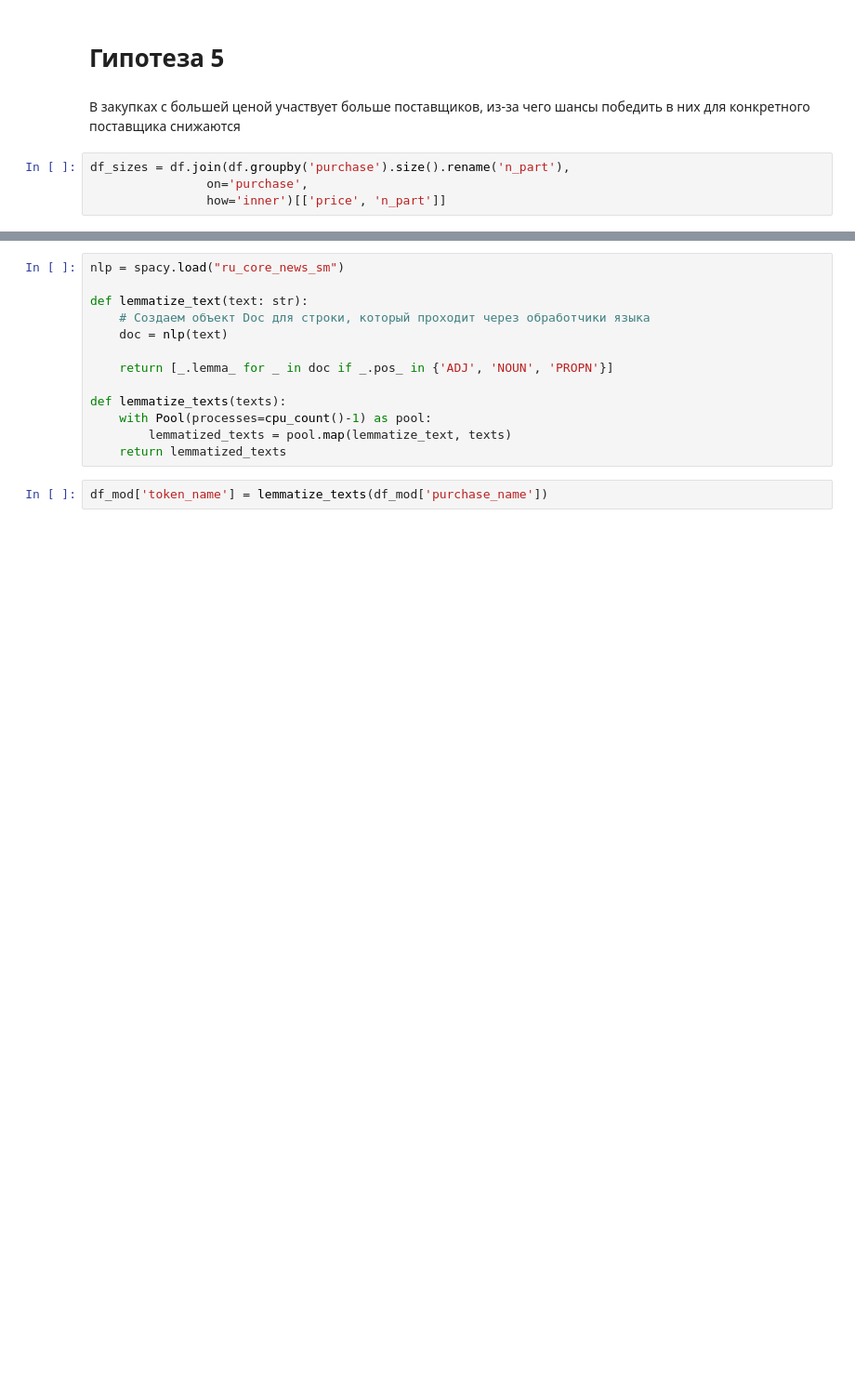
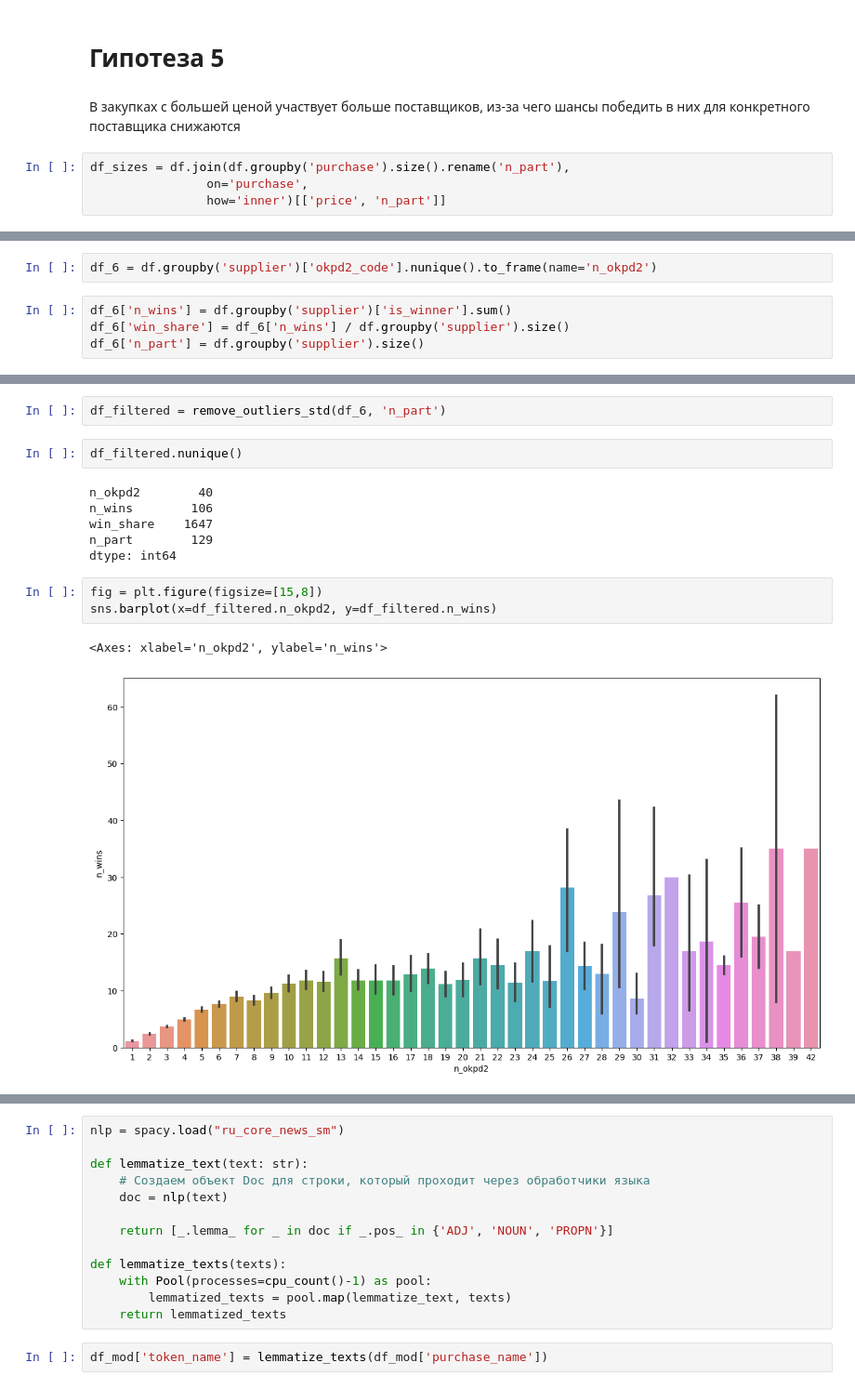
Before and after one commit to Lsdbot/Zakupki, a Jupyter notebook: notebooks/EDA.ipynb, the cells around one changed output, grey strips where cells are left out. Shown: that part at 93% size. Drawn from its saved outputs; the diff is of its cells as text; blank space fills up the shorter version.

```diff
--- a/notebooks/EDA.ipynb
+++ b/notebooks/EDA.ipynb
@@ -489,0 +544,6 @@ sns.barplot(x=df_filtered.n_part, y=df_filtered.price)
+# %%
+df_6 = df.groupby('supplier')['okpd2_code'].nunique().to_frame(name='n_okpd2')
+# %%
+df_6['n_wins'] = df.groupby('supplier')['is_winner'].sum()
+df_6['win_share'] = df_6['n_wins'] / df.groupby('supplier').size()
+df_6['n_part'] = df.groupby('supplier').size()
@@ -489,0 +560,16 @@ sns.barplot(x=df_filtered.n_part, y=df_filtered.price)
+# %%
+df_filtered = remove_outliers_std(df_6, 'n_part')
+# %%
+df_filtered.nunique()
+# %% [output]
+n_okpd2        40
+n_wins        106
+win_share    1647
+n_part        129
+dtype: int64
+# %%
+fig = plt.figure(figsize=[15,8])
+sns.barplot(x=df_filtered.n_okpd2, y=df_filtered.n_wins)
+# %% [output]
+<Axes: xlabel='n_okpd2', ylabel='n_wins'>
+[figure, added]
```
Also changed, not shown: parts of 36 cells of this notebook.
